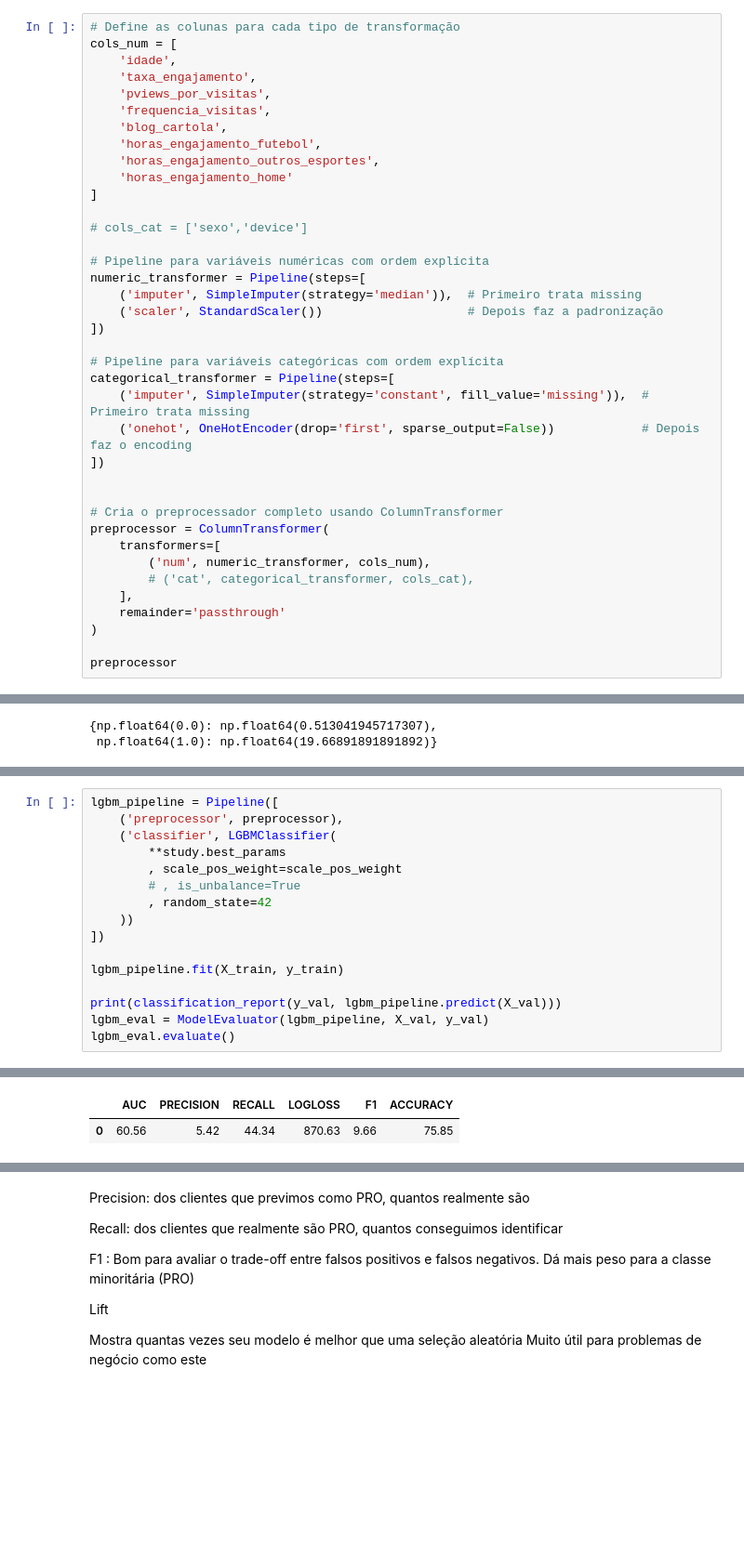
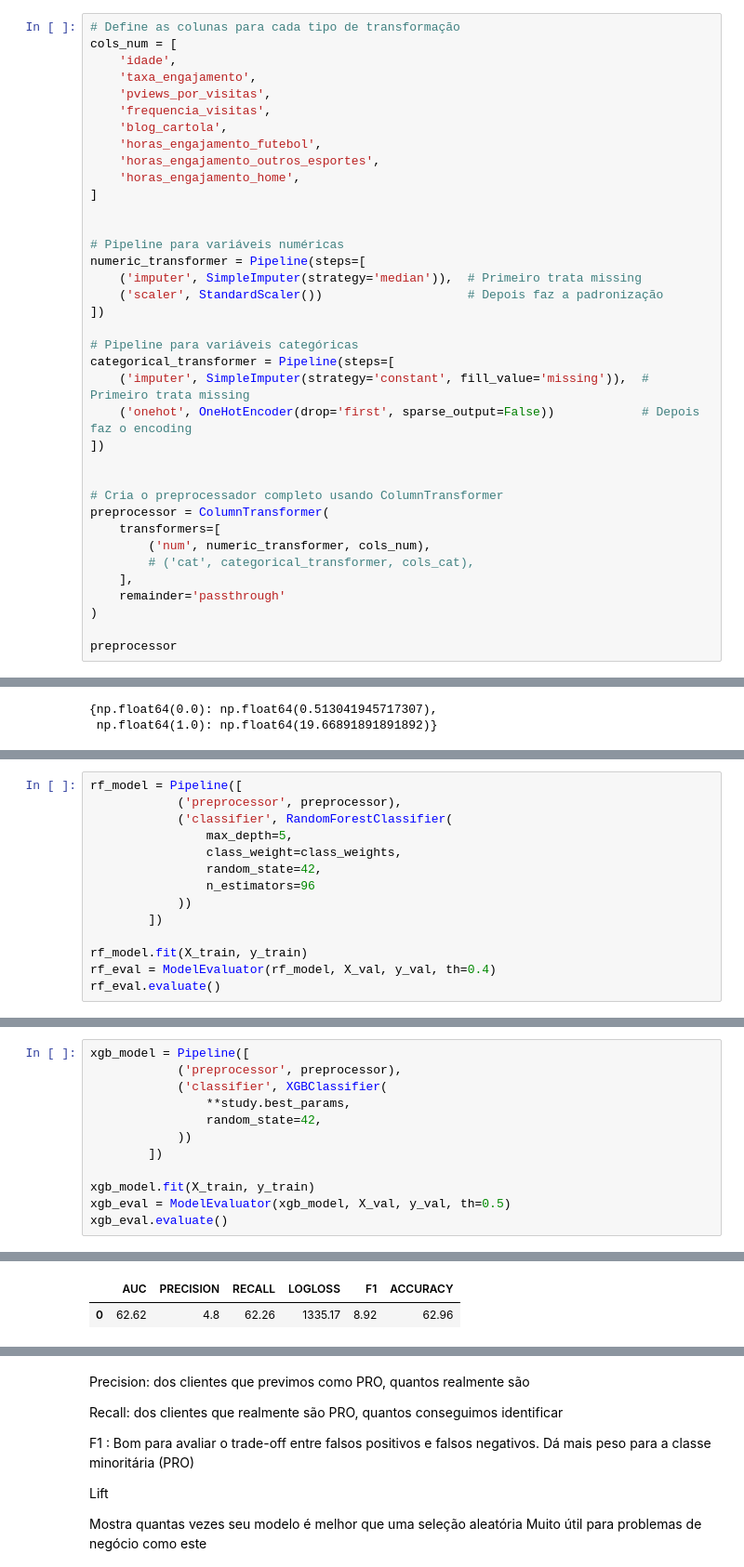
Before and after one commit to victor-hro/cartola, a Jupyter notebook: notebooks/model.ipynb, the cells around one changed output, grey strips where cells are left out. Shown at 93% size. Saved outputs shown, nothing was run; the diff lists cells and outputs as text; blank space fills up the shorter version.

```diff
--- a/notebooks/model.ipynb
+++ b/notebooks/model.ipynb
@@ -153,18 +151,17 @@ cols_num = [
     'blog_cartola',
     'horas_engajamento_futebol',
     'horas_engajamento_outros_esportes',
-    'horas_engajamento_home'
+    'horas_engajamento_home',
 ]
 
-# cols_cat = ['sexo','device']
 
-# Pipeline para variáveis numéricas com ordem explícita
+# Pipeline para variáveis numéricas
 numeric_transformer = Pipeline(steps=[
     ('imputer', SimpleImputer(strategy='median')),  # Primeiro trata missing
     ('scaler', StandardScaler())                    # Depois faz a padronização
 ])
 
-# Pipeline para variáveis categóricas com ordem explícita
+# Pipeline para variáveis categóricas
 categorical_transformer = Pipeline(steps=[
     ('imputer', SimpleImputer(strategy='constant', fill_value='missing')),  # Primeiro trata missing
     ('onehot', OneHotEncoder(drop='first', sparse_output=False))            # Depois faz o encoding
@@ -589,0 +492,14 @@ lgbm_eval.plot_lift()
+# %%
+rf_model = Pipeline([
+            ('preprocessor', preprocessor),
+            ('classifier', RandomForestClassifier(
+                max_depth=5,
+                class_weight=class_weights,
+                random_state=42,
+                n_estimators=96
+            ))
+        ])
+
+rf_model.fit(X_train, y_train)
+rf_eval = ModelEvaluator(rf_model, X_val, y_val, th=0.4)
+rf_eval.evaluate()
@@ -600,17 +597,13 @@ scale_pos_weight = 14185/370
 # %%
-lgbm_pipeline = Pipeline([
-    ('preprocessor', preprocessor),
-    ('classifier', LGBMClassifier(
-        **study.best_params
-        , scale_pos_weight=scale_pos_weight
-        # , is_unbalance=True
-        , random_state=42
-    ))
-])
+xgb_model = Pipeline([
+            ('preprocessor', preprocessor),
+            ('classifier', XGBClassifier(
+                **study.best_params,
+                random_state=42,
+            ))
+        ])
 
-lgbm_pipeline.fit(X_train, y_train)
-
-print(classification_report(y_val, lgbm_pipeline.predict(X_val)))
-lgbm_eval = ModelEvaluator(lgbm_pipeline, X_val, y_val)
-lgbm_eval.evaluate()
+xgb_model.fit(X_train, y_train)
+xgb_eval = ModelEvaluator(xgb_model, X_val, y_val, th=0.5)
+xgb_eval.evaluate()
 # %% [output]
@@ -625,2 +610,2 @@ weighted avg       0.95      0.76      0.84      3639
 |  | AUC | PRECISION | RECALL | LOGLOSS | F1 | ACCURACY |
-| 0 | 60.56 | 5.42 | 44.34 | 870.63 | 9.66 | 75.85 |
+| 0 | 62.62 | 4.8 | 62.26 | 1335.17 | 8.92 | 62.96 |
```
Also changed, not shown: parts of 60 cells of this notebook, 2 other files.
